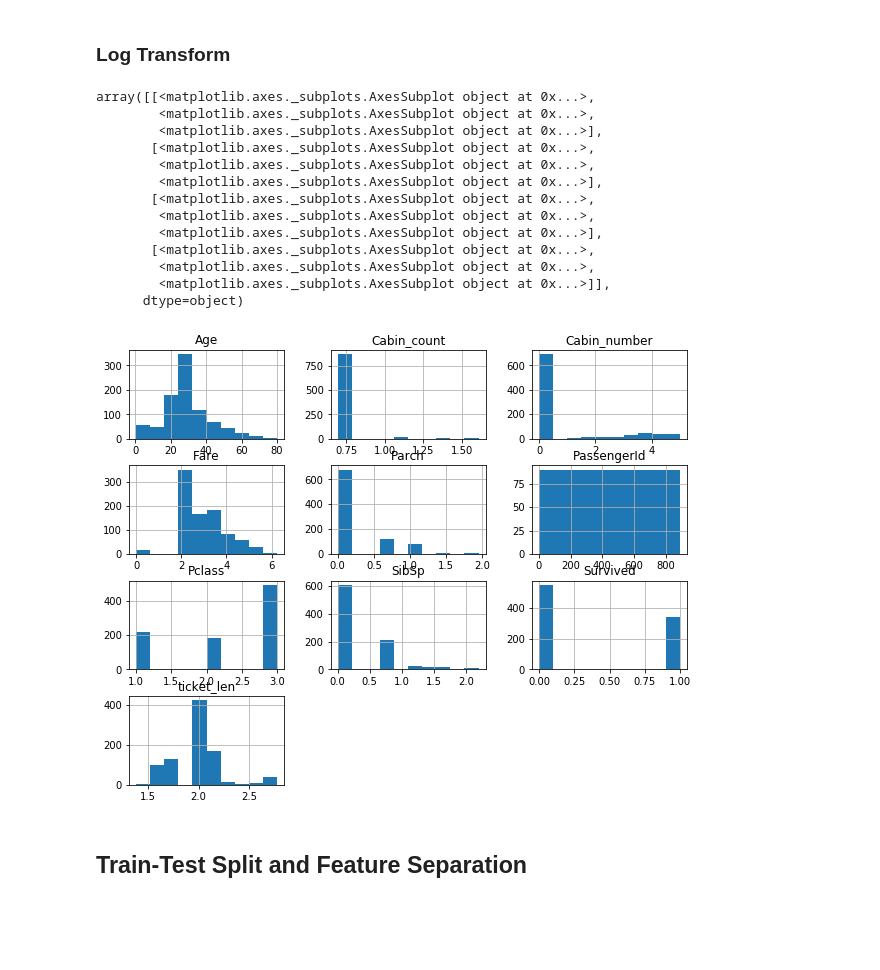
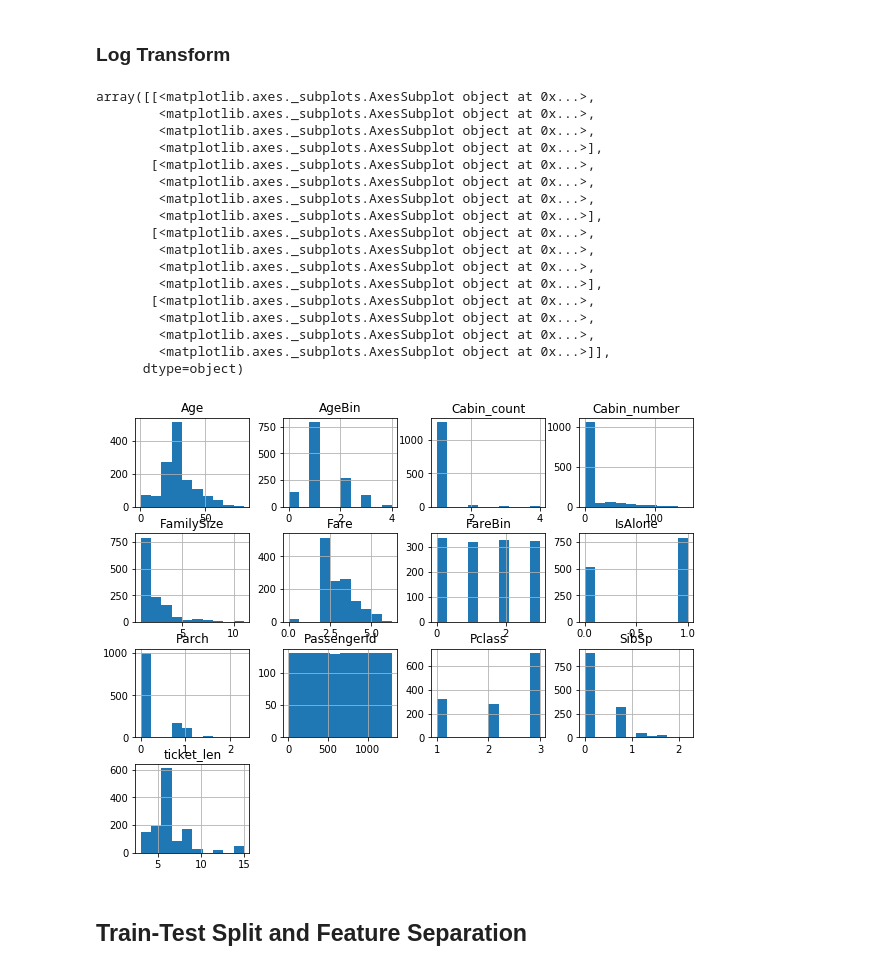
Before and after one commit to imfaridz/machine-learning-learn, a Jupyter notebook: titanic/Classifier.ipynb, the cells around one changed output. Drawn from its saved outputs; the diff is of its cells as text; code cells hidden in the pictures; blank space fills up the shorter version.

```diff
--- a/titanic/Classifier.ipynb
+++ b/titanic/Classifier.ipynb
@@ -71,0 +138,2 @@ train = add_feature(train)
+# %%
+full_dataset = add_feature(full_dataset)
@@ -72,41 +145,42 @@ train = add_feature(train)
 # %% [markdown]
 ## Feature Scale
-# %%
-obj_cols = train.select_dtypes(include='object').columns.tolist()
-num_cols = train.select_dtypes(include=['int64','float64']).columns.tolist()
 # %%
 def skewness_check(df, num_cols):
     skew_cols = df[num_cols].skew().sort_values(ascending = False)
     skew_cols = skew_cols[abs(skew_cols) > 2].index.values.tolist()
     return skew_cols
 # %%
-skew_cols = skewness_check(train, num_cols)
+skew_cols = skewness_check(full_dataset, num_cols)
 # %% [markdown]
 ### Log Transform
 # %%
 def log_transform(df, column):
     return np.log(df[column] + 1)
 # %%
-train_processed = train.copy()
+full_dataset_transformed = full_dataset.copy()
 for skew_col in skew_cols:
-    train_processed[skew_col] = log_transform(train_processed, skew_col)
+    full_dataset_transformed[skew_col] = log_transform(full_dataset_transformed, skew_col)
 # %%
-train_processed.hist(figsize=(10,8))
+full_dataset_transformed.hist(figsize=(10,8))
 # %% [output]
 array([[<matplotlib.axes._subplots.AxesSubplot object at 0x...>,
+        <matplotlib.axes._subplots.AxesSubplot object at 0x...>,
         <matplotlib.axes._subplots.AxesSubplot object at 0x...>,
         <matplotlib.axes._subplots.AxesSubplot object at 0x...>],
        [<matplotlib.axes._subplots.AxesSubplot object at 0x...>,
         <matplotlib.axes._subplots.AxesSubplot object at 0x...>,
-        <matplotlib.axes._subplots.AxesSubplot object at 0x...>],
-       [<matplotlib.axes._subplots.AxesSubplot object at 0x...>,
         <matplotlib.axes._subplots.AxesSubplot object at 0x...>,
         <matplotlib.axes._subplots.AxesSubplot object at 0x...>],
        [<matplotlib.axes._subplots.AxesSubplot object at 0x...>,
         <matplotlib.axes._subplots.AxesSubplot object at 0x...>,
+        <matplotlib.axes._subplots.AxesSubplot object at 0x...>,
+        <matplotlib.axes._subplots.AxesSubplot object at 0x...>],
+       [<matplotlib.axes._subplots.AxesSubplot object at 0x...>,
+        <matplotlib.axes._subplots.AxesSubplot object at 0x...>,
+        <matplotlib.axes._subplots.AxesSubplot object at 0x...>,
         <matplotlib.axes._subplots.AxesSubplot object at 0x...>]],
       dtype=object)
-[figure, old version]
+[figure, new version]
 # %% [markdown]
 ## Train-Test Split and Feature Separation
 # %%
```
Also changed, not shown: parts of 35 cells of this notebook.
